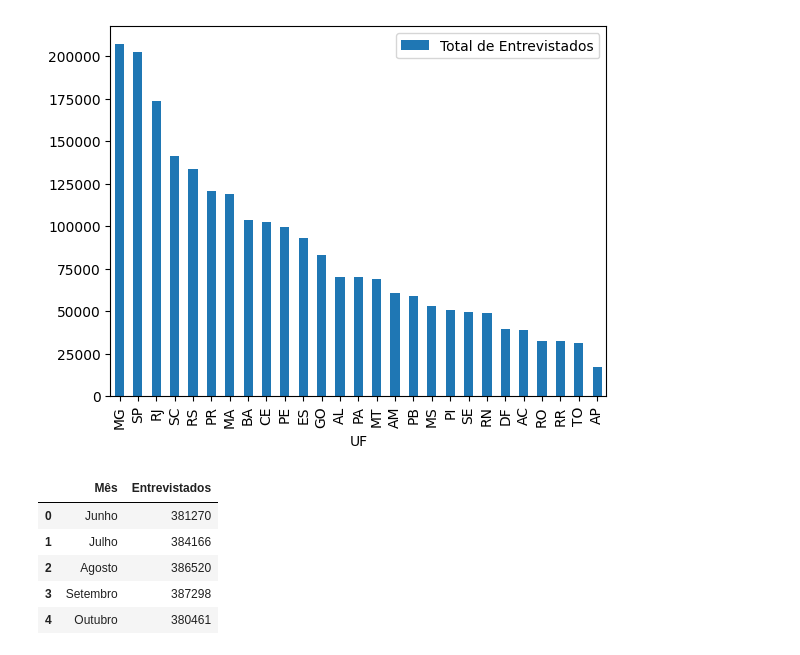
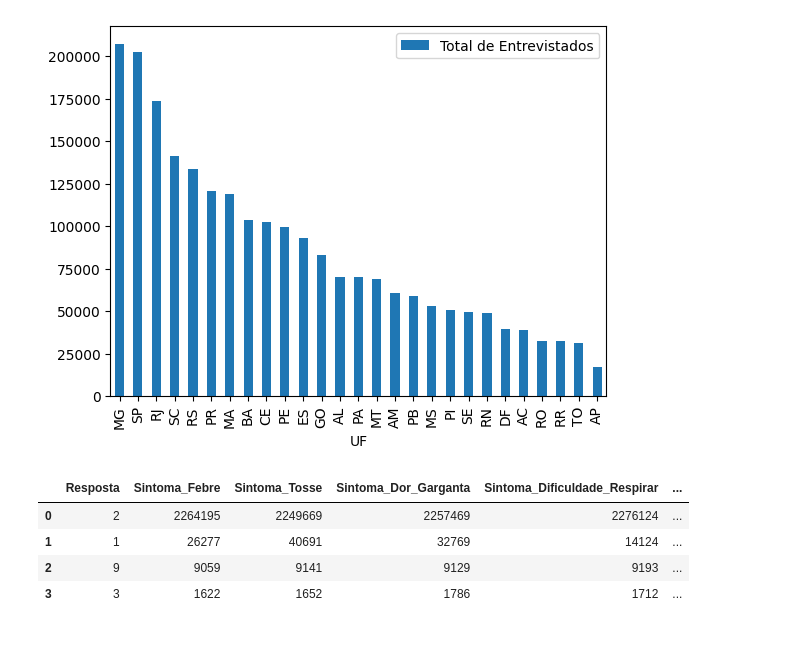
Before and after one commit to Iana-Neri22/AnalyticsStudies, a Jupyter notebook: analise_covid.ipynb, the cells around one changed output. Cells and saved outputs as stored; diff of their text form; code cells hidden in the pictures.

Commit message:
Contagem de sintomas

```diff
--- a/analise_covid.ipynb
+++ b/analise_covid.ipynb
@@ -15,6 +15,7 @@ dict_colunas = {
     'B0012': 'Sintoma_Tosse',
     'B0013': 'Sintoma_Dor_Garganta',
     'B0014': 'Sintoma_Dificuldade_Respirar',
+    'B0015': 'Sintoma_Dor_Cabeca',
     'B0016': 'Sintoma_Dor_Peito',
     'B0017': 'Sintoma_Nausea',
     'B0018': 'Sintoma_Nariz_Entupido',
@@ -22,6 +23,9 @@ dict_colunas = {
     'B00110': 'Sintoma_Dor_Olhos',
     'B00111': 'Sintoma_Perda_Cheiro_Sabor',
     'B00112': 'Sintoma_Dor_Muscular',
+    'B0018': 'Sintoma_Nariz_Entupido',
+    'B0019': 'Sintoma_Fadiga',
+    'B00110': 'Sintoma_Dor_Olhos',
     'B002': 'Buscou_Estabelecimento_Saude',
     'B0031': 'Ficou_Casa',
     'B0032': 'Ligar_Profissional_Saude',
@@ -53,9 +57,6 @@ dict_colunas = {
     'C008': 'Horas_Trabalho_Semana',
     'C011A11': 'Faixa_Rendimento',
     'C013': 'Home_Office',
-    'B0018': 'Nariz_Entupido',
-    'B0019': 'Fadiga',
-    'B00110': 'Dor_Olhos',
     'V1013': 'Mes_Pesquisa'
 }
 
@@ -116,14 +117,3 @@ if not os.path.exists(f'{caminho_arquivos}/DadosCovidCompilados.csv.'):
     df = pd.concat((pd.read_csv(f) for f in dados_por_mes), ignore_index=True)
     df.to_csv(f'{caminho_arquivos}/DadosCovidCompilados.csv')
 df = pd.read_csv(f'{caminho_arquivos}/DadosCovidCompilados.csv', usecols=lista_colunas)
-# %%
-
-df = df.rename(columns=dict_colunas)
-
-lista_colunas = list(dict_colunas.values())
-df = df.replace({"UF": dict_uf})
-df = df[lista_colunas]
-
-df = df.dropna(subset=["UF".strip()])
-
-df.head()
@@ -290,15 +278,25 @@ entrevistados_uf.plot(x="UF", y="Total de Entrevistados", kind='bar')
 # %% [output]
 <Axes: xlabel='UF'>
 [figure]
-# %%
-evolucao = df.groupby(['Mes_Pesquisa'])['UF'].count()
-evolucao = pd.DataFrame({'Mês': evolucao.index, 'Entrevistados':evolucao.values})
-evolucao = evolucao.replace({"Mês": dict_mes})
-evolucao.head()
-# %% [output]
-|  | Mês | Entrevistados |
-| 0 | Junho | 381270 |
-| 1 | Julho | 384166 |
-| 2 | Agosto | 386520 |
-| 3 | Setembro | 387298 |
-| 4 | Outubro | 380461 |
+# %%
+dict_respostas = {
+1: 'Sim',
+2: 'Não',
+3: 'Não sabe',
+9: 'Ignorado'
+}
+
+# Exibir a frequência dos sintomas que os entrevistados mais tiveram semana passada
+lista_sintomas = [i for i in list(dict_colunas.values()) if i.startswith('Sintoma')]
+df_sintomas = df[lista_sintomas]
+df_sintomas = df_sintomas.apply(pd.Series.value_counts)
+df_sintomas = df_sintomas.rename_axis('Resposta').reset_index()
+#df['Resposta'] = df.index
+
+display(df_sintomas)
+# %% [output]
+|  | Resposta | Sintoma_Febre | Sintoma_Tosse | Sintoma_Dor_Garganta | Sintoma_Dificuldade_Respirar | ... |
+| 0 | 2 | 2264195 | 2249669 | 2257469 | 2276124 | ... |
+| 1 | 1 | 26277 | 40691 | 32769 | 14124 | ... |
+| 2 | 9 | 9059 | 9141 | 9129 | 9193 | ... |
+| 3 | 3 | 1622 | 1652 | 1786 | 1712 | ... |
```
Also changed, not shown: parts of 14 cells of this notebook.
